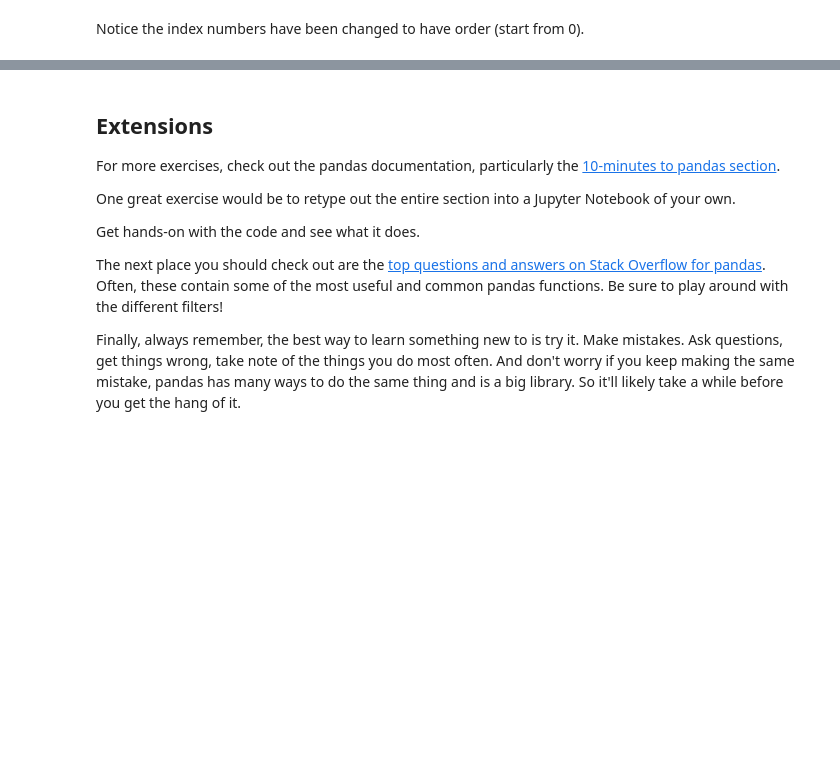
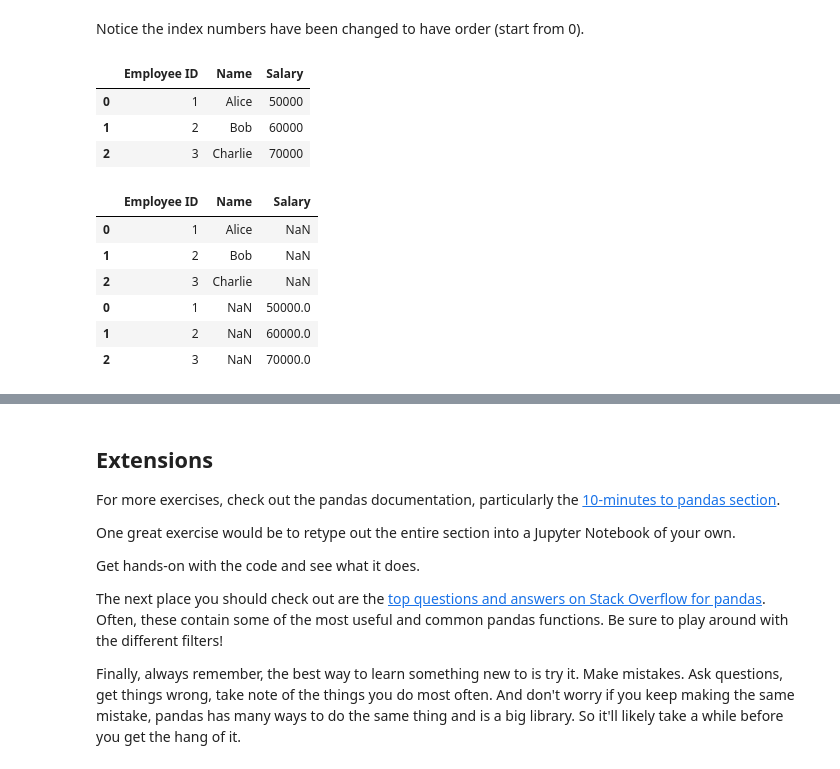
Before and after one commit to AidenHadisi/ml-journey, a Jupyter notebook: 001_pandas_exercises.ipynb, the cells around one changed output, grey strips where cells are left out. Drawn from its saved outputs; the diff is of its cells as text; code cells hidden in the pictures; blank space fills up the shorter version.

```diff
--- a/001_pandas_exercises.ipynb
+++ b/001_pandas_exercises.ipynb
@@ -357,3 +404,30 @@ cars_df
 # Change the title of the Odometer (KM) to represent miles instead of kilometers
 cars_df.rename(columns={"Odometer (KM)": "Odometer (Miles)"}, inplace=True)
 cars_df
+# %%
+# Merge on a common column
+df1 = pd.DataFrame({
+    'Employee ID': [1, 2, 3],
+    'Name': ['Alice', 'Bob', 'Charlie']
+})
+df2 = pd.DataFrame({
+    'Employee ID': [1, 2, 3],
+    'Salary': [50000, 60000, 70000]
+})
+pd.merge(df1, df2, on='Employee ID')
+# %% [output]
+|  | Employee ID | Name | Salary |
+| 0 | 1 | Alice | 50000 |
+| 1 | 2 | Bob | 60000 |
+| 2 | 3 | Charlie | 70000 |
+# %%
+# Vertical or horizontal concatenation (stacking rows)
+pd.concat([df1, df2], axis=0)
+# %% [output]
+|  | Employee ID | Name | Salary |
+| 0 | 1 | Alice | NaN |
+| 1 | 2 | Bob | NaN |
+| 2 | 3 | Charlie | NaN |
+| 0 | 1 | NaN | 50000.0 |
+| 1 | 2 | NaN | 60000.0 |
+| 2 | 3 | NaN | 70000.0 |
```
Also changed, not shown: parts of 5 cells of this notebook, 2 other files.
